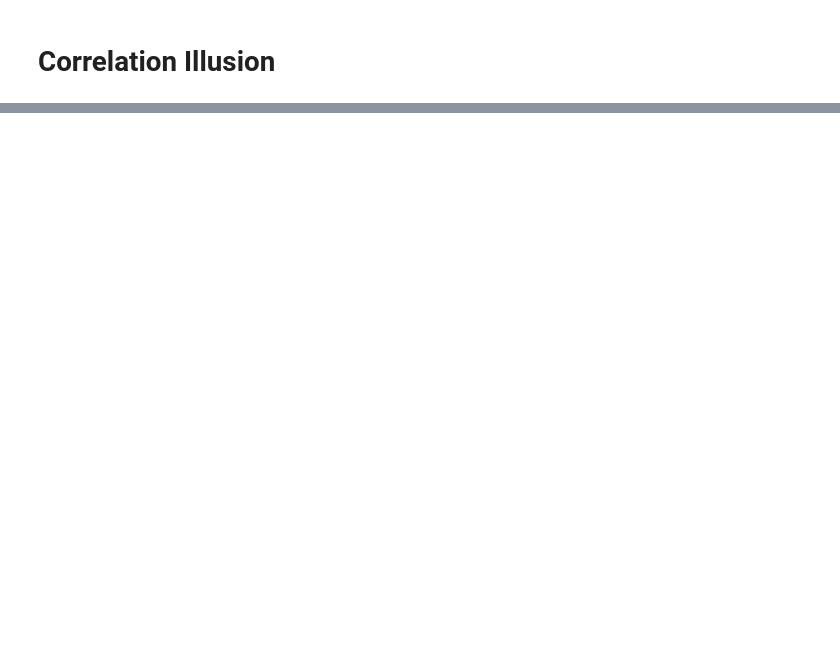
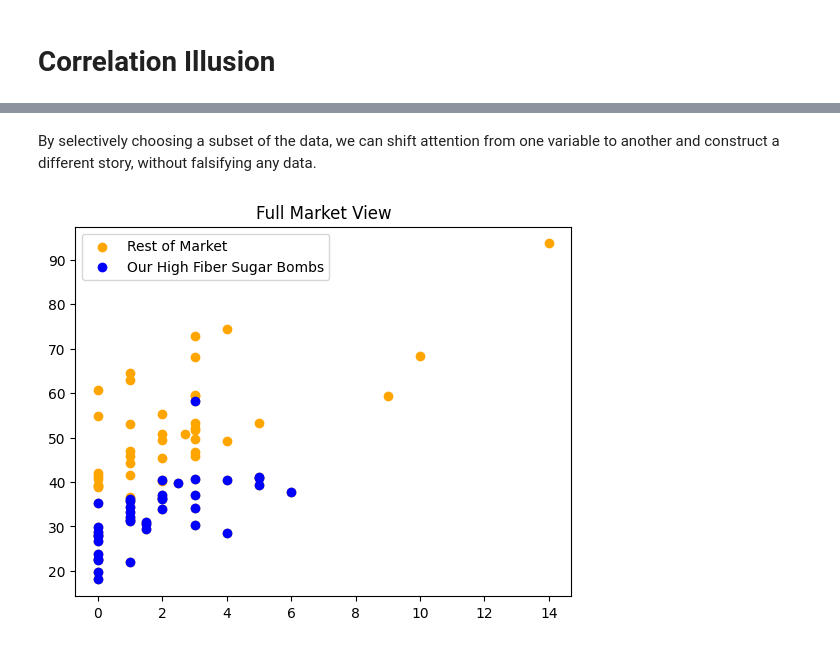
Before and after one commit to Bolajiiii/Data-Science-From-Scratch-Journey, a Jupyter notebook: chapter_3/03_correlation_illusion.ipynb, the cells around one changed output, grey strips where cells are left out. Saved outputs shown, nothing was run; the diff lists cells and outputs as text; code cells hidden in the pictures; blank space fills up the shorter version.

```diff
--- a/chapter_3/03_correlation_illusion.ipynb
+++ b/chapter_3/03_correlation_illusion.ipynb
@@ -9,0 +37,12 @@ df_fiber = df[df['mfr'] == 'R']
+# %% [markdown]
+By selectively choosing a subset of the data, we can shift attention from one variable to another and construct a different story, without falsifying any data.
+# %%
+# Plotting the 'Truth' vs the 'Illusion'
+plt.scatter(df['fiber'], df['rating'], color='orange', label='Rest of Market')
+plt.scatter(df_sugar['fiber'], df_sugar['rating'], color='blue', label='Our High Fiber Sugar Bombs')
+
+plt.title("Full Market View")
+plt.legend()
+plt.show()
+# %% [output]
+[figure, added]
```
Also changed, not shown: parts of 11 cells of this notebook.
